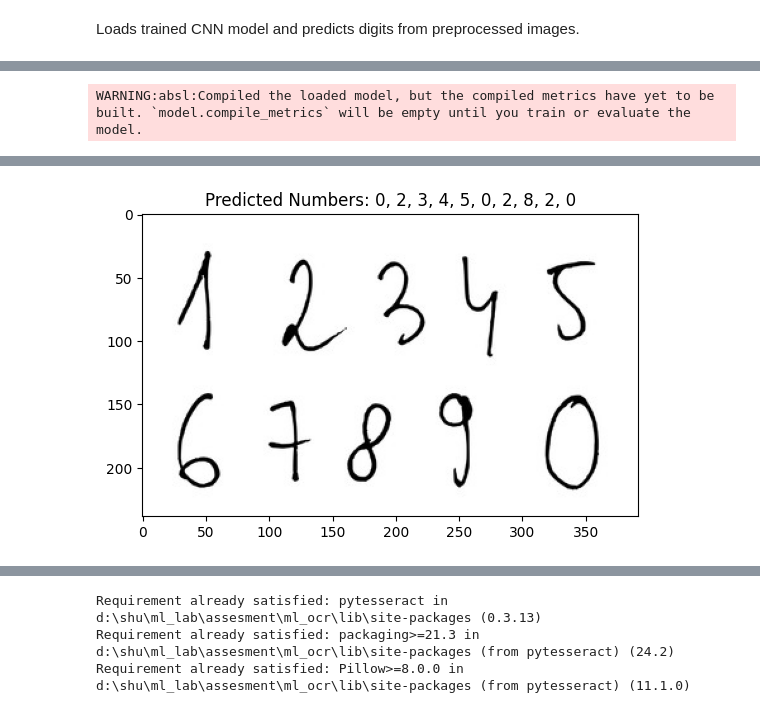
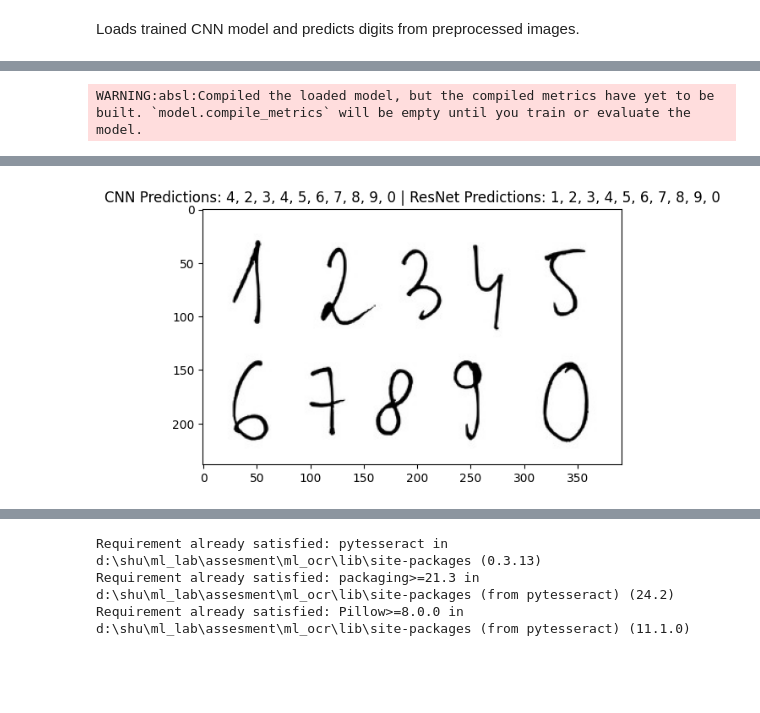
Before and after one commit to sims-kale/ML-handwriting-recognition-system, a Jupyter notebook: assesment.ipynb, the cells around one changed output, grey strips where cells are left out. Saved outputs shown, nothing was run; the diff lists cells and outputs as text; code cells hidden in the pictures; blank space fills up the shorter version.

```diff
--- a/assesment.ipynb
+++ b/assesment.ipynb
@@ -530,7 +656,7 @@ WARNING:absl:Compiled the loaded model, but the compiled metrics have yet to be
 # %%
-def predict_whitebg(processed_white_bg, model):
+def predict_whitebg(processed_white_bg, cnn_model, resnet_model):
     # model = keras.models.load_model("mnist_model.h5")
-    predictions = []
+    cnn_whitebg_predictions, resnet_whitebg_predictions = [], []
     for image in image_path[11:12]:
         # Convert to grayscale and apply blur
         image = cv2.imread(image)
@@ -539,20 +665,26 @@ def predict_whitebg(processed_white_bg, model):
         for (x, y, w, h), digit_image in processed_white_bg:
             # Prepare the image for prediction (add batch dimension)
             digit_input = np.expand_dims(digit_image, axis=0)
-            pred_probs = model.predict(digit_input)
-            pred_digit = np.argmax(pred_probs)
-            predictions.append(pred_digit)
+            cnn_pred_probs = cnn_model.predict(digit_input)
+            cnn_pred_digit = np.argmax(cnn_pred_probs)
+            resnet_pred_probs = resnet_model.predict(digit_input)
+            resnet_pred_digit = np.argmax(resnet_pred_probs)
+            cnn_whitebg_predictions.append(cnn_pred_digit)
+            resnet_whitebg_predictions.append(resnet_pred_digit)
+
+    return cnn_whitebg_predictions, resnet_whitebg_predictions, image
 
 
-    return predictions, image
 
 
-model = keras.models.load_model("mnist_model.h5")
-predictions, img = predict_whitebg(processed_white_bg, model)
-
+cnn_model = keras.models.load_model("mnist_cnn_model_improved.h5")  # Load trained  cnn model
+resnet_model = keras.models.load_model("resnet_like_model.keras")  # Load trained ResNet model
+# cnn_predictions, img = predict_whitebg(processed_white_bg, cnn_model)
+# resnet_predictions, _ = predict_whitebg(processed_white_bg, resnet_model)
+cnn_whitebg_predictions, resnet_whitebg_predictions, image = predict_whitebg(processed_white_bg, cnn_model, resnet_model)
 # Display Predictions
-plt.imshow(cv2.cvtColor(img, cv2.COLOR_BGR2RGB))
-plt.title(f"Predicted Numbers: {', '.join(map(str, predictions))}")
+plt.imshow(cv2.cvtColor(image, cv2.COLOR_BGR2RGB))
+plt.title(f"CNN Predictions: {', '.join(map(str, cnn_whitebg_predictions))} | ResNet Predictions: {', '.join(map(str, resnet_whitebg_predictions))}")
 plt.grid(False)
 plt.show()
 # %% [output]
@@ -570,4 +712,4 @@ WARNING:absl:Compiled the loaded model, but the compiled metrics have yet to be
-[figure, old version]
+[figure, new version]
 # %%
 import os
 import cv2
```
Also changed, not shown: parts of 12 cells of this notebook, 8 other files.
